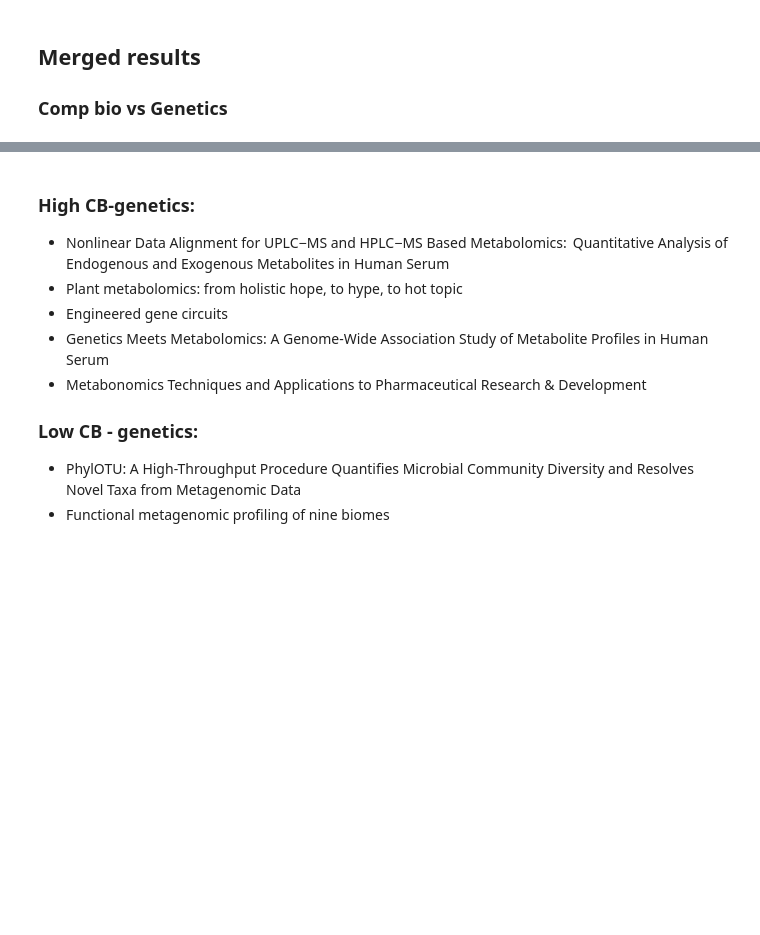
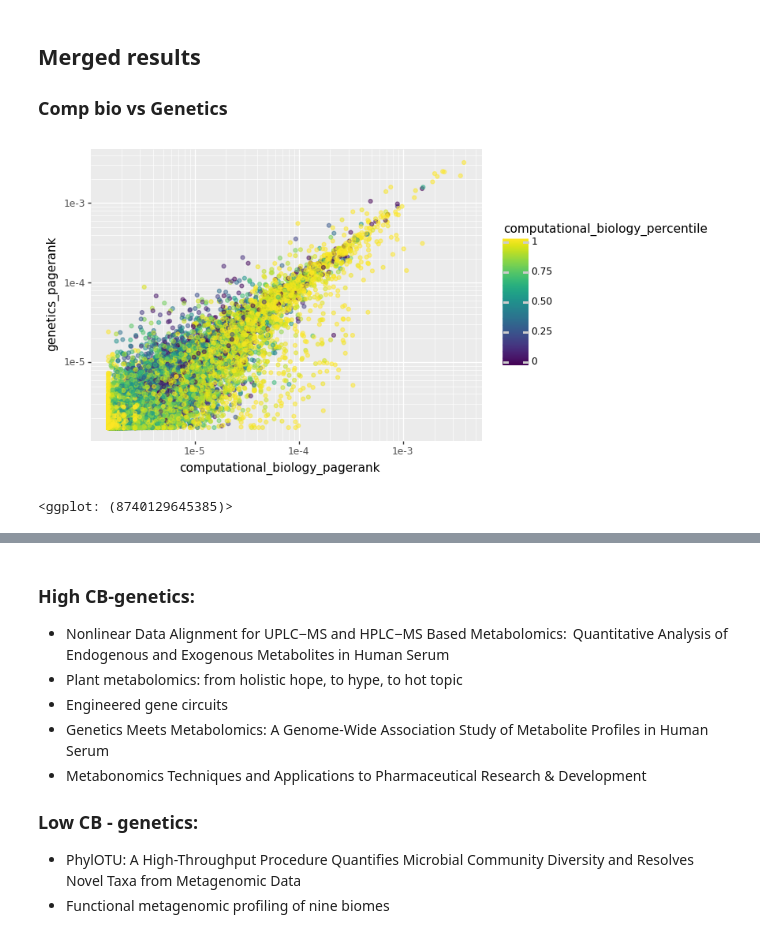
Before and after one commit to ben-heil/indices, a Jupyter notebook: notebooks/interfield_differences.ipynb, the cells around one changed output, grey strips where cells are left out. Saved outputs shown, nothing was run; the diff lists cells and outputs as text; code cells hidden in the pictures; blank space fills up the shorter version.

Commit message:
Add journal plots and figure saving

```diff
--- a/notebooks/interfield_differences.ipynb
+++ b/notebooks/interfield_differences.ipynb
@@ -308,0 +452,11 @@ fig.show()
+# %%
+merged_df = load_pair_headings('computational_biology', 'genetics')
+# %%
+plot = ggplot(merged_df, aes(x='computational_biology_pagerank', y='genetics_pagerank', color='computational_biology_percentile'))
+plot += geom_point(alpha=.5)
+plot += scale_y_log10()
+plot += scale_x_log10()
+plot
+# %% [output]
+[figure, added]
+<ggplot: (8740129645385)>
```
Also changed, not shown: parts of 99 cells of this notebook.
